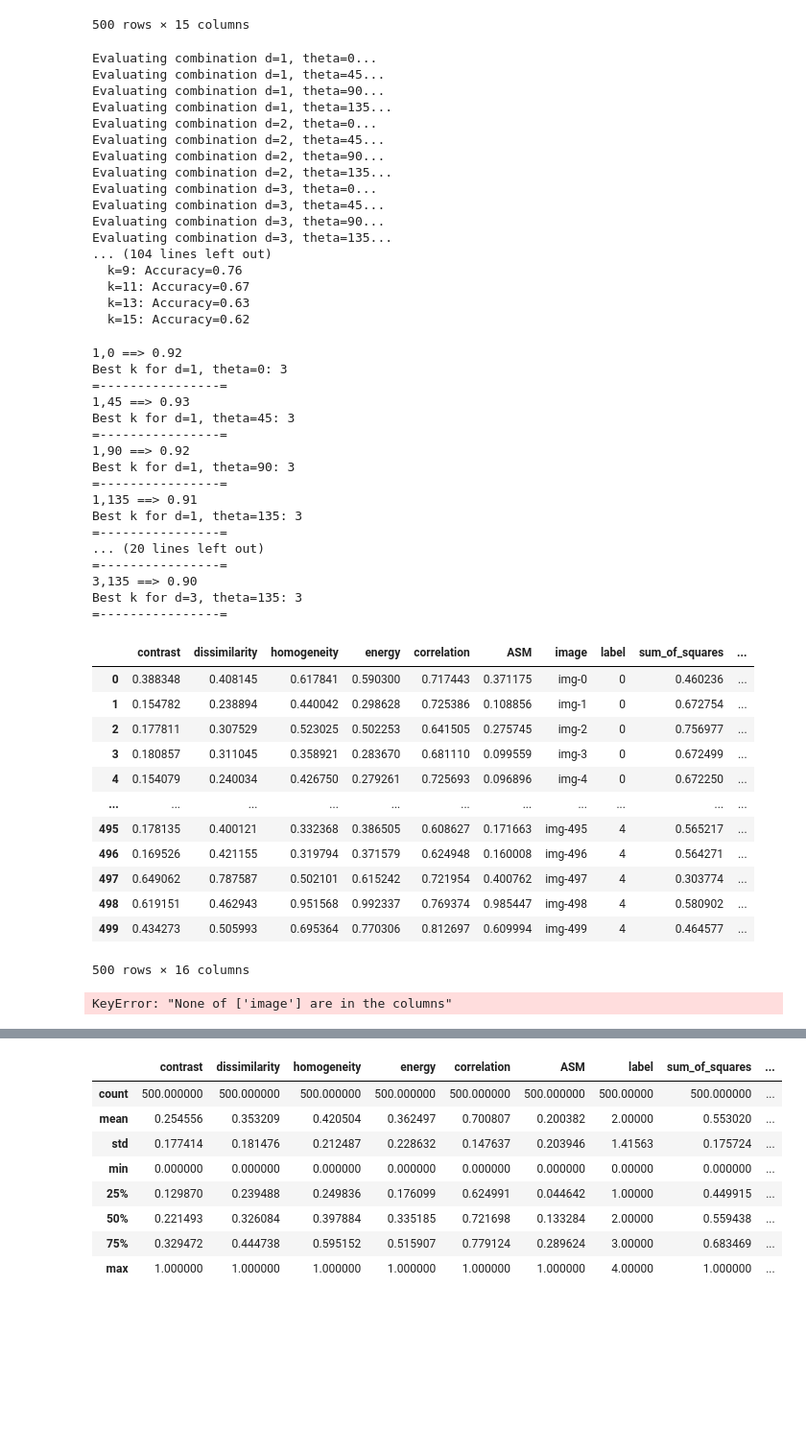
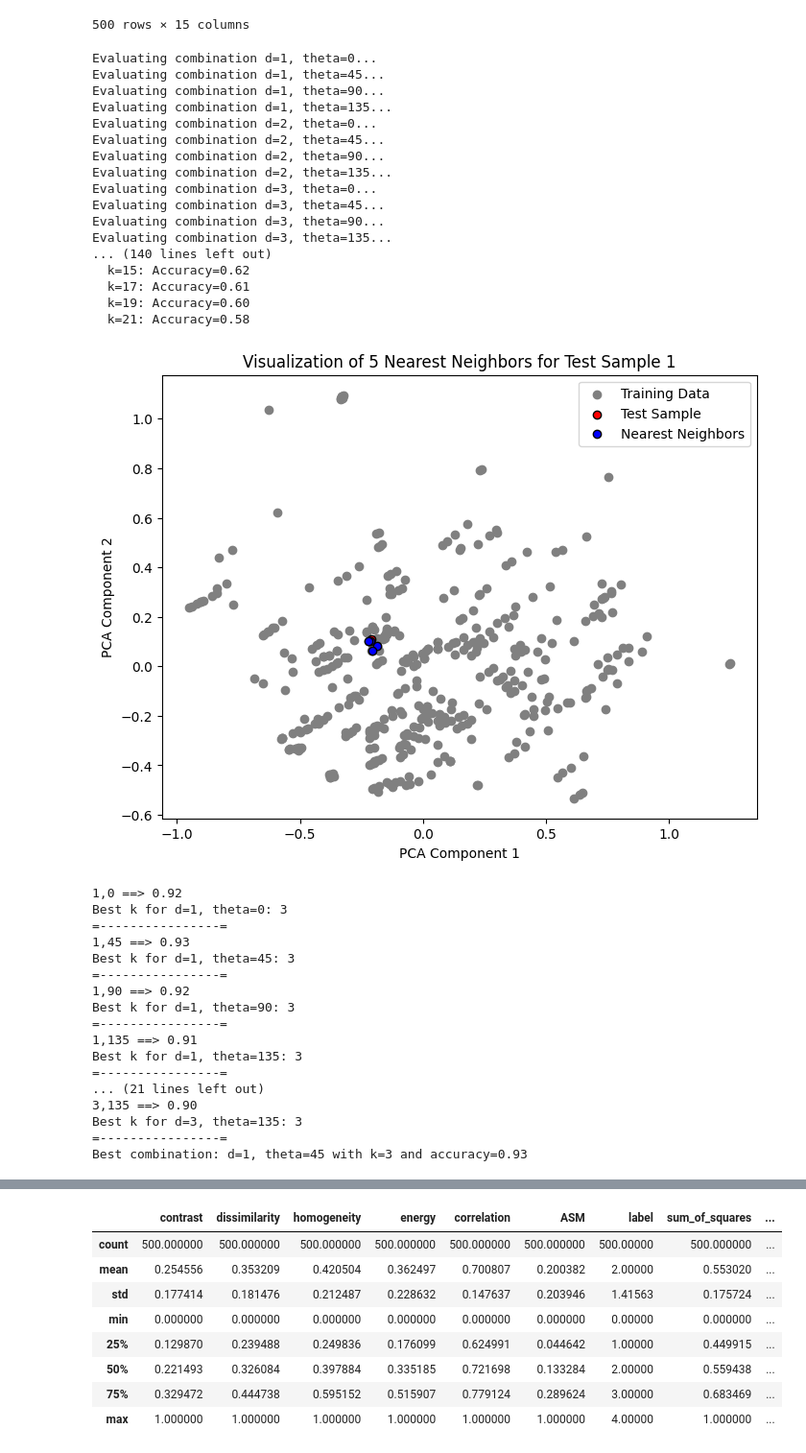
Before and after one commit to Bagusdevaa/Apple-Classfication-using-Harralick-and-KNN, a Jupyter notebook: EDA.ipynb, the cells around one changed output, grey strips where cells are left out. Shown at 96% size. Saved outputs shown, nothing was run; the diff lists cells and outputs as text; code cells hidden in the pictures; blank space fills up the shorter version.

```diff
--- a/EDA.ipynb
+++ b/EDA.ipynb
@@ -458,7 +357,7 @@ df_test
 500 rows × 15 columns
 # %%
 # Normalisasi dengan Min-Max Scaling
-numeric_features = df_test.drop(columns=['label', 'IMC2', 'difference_variance'], axis=1).columns
+numeric_features = df_test.drop(columns=['label', 'IMC2'], axis=1).columns
 
 df_ngetestt = df_test.copy()
 scaler = MinMaxScaler()
@@ -493,12 +392,15 @@ for (d, theta), df in feature_dataframes_test.items():
     accuracy_per_k = {}
 
     # Coba nilai k dari 3 hingga 15
-    for k in range(3, 16, 2):
+    for k in range(3, 22, 2):
         # Inisialisasi model KNN
         knn = KNeighborsClassifier(n_neighbors=k)
 
         # Latih model dengan data training
         knn.fit(X_train, y_train)
+
+        # Get the distances and indices of the k nearest neighbors for the test set
+        distances, indices = knn.kneighbors(X_test)
 
         # Prediksi label untuk data testing
         y_pred = knn.predict(X_test)
@@ -506,6 +408,7 @@ for (d, theta), df in feature_dataframes_test.items():
         # Hitung akurasi
         accuracy = accuracy_score(y_test, y_pred)
         accuracy_per_k[k] = accuracy
+
 
     # Simpan hasil akurasi untuk kombinasi (d, theta)
     results[(d, theta)] = accuracy_per_k
@@ -528,18 +431,48 @@ Evaluating combination d=3, theta=0...
 Evaluating combination d=3, theta=45...
 Evaluating combination d=3, theta=90...
 Evaluating combination d=3, theta=135...
-... (104 lines left out)
-  k=9: Accuracy=0.76
-  k=11: Accuracy=0.67
-  k=13: Accuracy=0.63
+... (140 lines left out)
   k=15: Accuracy=0.62
+  k=17: Accuracy=0.61
+  k=19: Accuracy=0.60
+  k=21: Accuracy=0.58
+# %%
+from sklearn.decomposition import PCA
+
+# Reduce features to 2D using PCA
+pca = PCA(n_components=2)
+X_train_2d = pca.fit_transform(X_train)
+X_test_2d = pca.transform(X_test)
+
+# Visualize the first test sample and its neighbors
+test_sample_idx = 0
+neighbors_idx = indices[test_sample_idx]
+
+plt.figure(figsize=(8, 6))
+plt.scatter(X_train_2d[:, 0], X_train_2d[:, 1], c='gray', label='Training Data')
+plt.scatter(X_test_2d[test_sample_idx, 0], X_test_2d[test_sample_idx, 1], c='red', label='Test Sample', edgecolor='black')
+plt.scatter(X_train_2d[neighbors_idx, 0], X_train_2d[neighbors_idx, 1], c='blue', label='Nearest Neighbors', edgecolor='black')
+plt.legend()
+plt.title(f'Visualization of {k} Nearest Neighbors for Test Sample {test_sample_idx + 1}')
+plt.xlabel('PCA Component 1')
+plt.ylabel('PCA Component 2')
+plt.show()
+# %% [output]
+[figure, added]
 # %%
+counter = 0
 for (d, theta), accuracies in results.items():
-# results[(1, 0)]
     print(f"{d},{theta} ==> {max(accuracies.values()):.2f}")
     if max(accuracies.values()):
         print(f"Best k for d={d}, theta={theta}: {max(accuracies, key=accuracies.get)}")
+        max_accuracy = max(accuracies.values())
     print('=----------------=')
+    if max_accuracy > counter:
+        counter = max_accuracy
+        best_combination = (d, theta)
+        best_k = max(accuracies, key=accuracies.get)
+
+print(f"Best combination: d={best_combination[0]}, theta={best_combination[1]} with k={best_k} and accuracy={counter:.2f}")
 # %% [output]
 1,0 ==> 0.92
 Best k for d=1, theta=0: 3
@@ -553,31 +486,11 @@ Best k for d=1, theta=90: 3
 1,135 ==> 0.91
 Best k for d=1, theta=135: 3
 =----------------=
-... (20 lines left out)
-=----------------=
+... (21 lines left out)
 3,135 ==> 0.90
 Best k for d=3, theta=135: 3
 =----------------=
+Best combination: d=1, theta=45 with k=3 and accuracy=0.93
-# %%
-df_ngetestt
-# %% [output]
-|  | contrast | dissimilarity | homogeneity | energy | correlation | ASM | image | label | sum_of_squares | ... |
-| 0 | 0.388348 | 0.408145 | 0.617841 | 0.590300 | 0.717443 | 0.371175 | img-0 | 0 | 0.460236 | ... |
-| 1 | 0.154782 | 0.238894 | 0.440042 | 0.298628 | 0.725386 | 0.108856 | img-1 | 0 | 0.672754 | ... |
-| 2 | 0.177811 | 0.307529 | 0.523025 | 0.502253 | 0.641505 | 0.275745 | img-2 | 0 | 0.756977 | ... |
-| 3 | 0.180857 | 0.311045 | 0.358921 | 0.283670 | 0.681110 | 0.099559 | img-3 | 0 | 0.672499 | ... |
-| 4 | 0.154079 | 0.240034 | 0.426750 | 0.279261 | 0.725693 | 0.096896 | img-4 | 0 | 0.672250 | ... |
-| ... | ... | ... | ... | ... | ... | ... | ... | ... | ... | ... |
-| 495 | 0.178135 | 0.400121 | 0.332368 | 0.386505 | 0.608627 | 0.171663 | img-495 | 4 | 0.565217 | ... |
-| 496 | 0.169526 | 0.421155 | 0.319794 | 0.371579 | 0.624948 | 0.160008 | img-496 | 4 | 0.564271 | ... |
-| 497 | 0.649062 | 0.787587 | 0.502101 | 0.615242 | 0.721954 | 0.400762 | img-497 | 4 | 0.303774 | ... |
-| 498 | 0.619151 | 0.462943 | 0.951568 | 0.992337 | 0.769374 | 0.985447 | img-498 | 4 | 0.580902 | ... |
-| 499 | 0.434273 | 0.505993 | 0.695364 | 0.770306 | 0.812697 | 0.609994 | img-499 | 4 | 0.464577 | ... |
-500 rows × 16 columns
-# %%
-df_ngetestt = df_ngetestt.set_index('image')
-# %% [output]
-KeyError: "None of ['image'] are in the columns"
 # %%
 df_ngetestt
 # %% [output]
```
Also changed, not shown: parts of 25 cells of this notebook.
